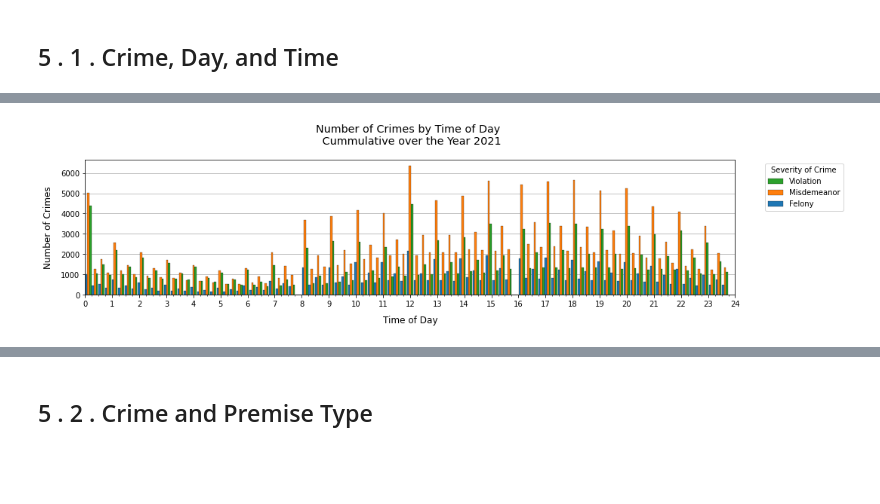
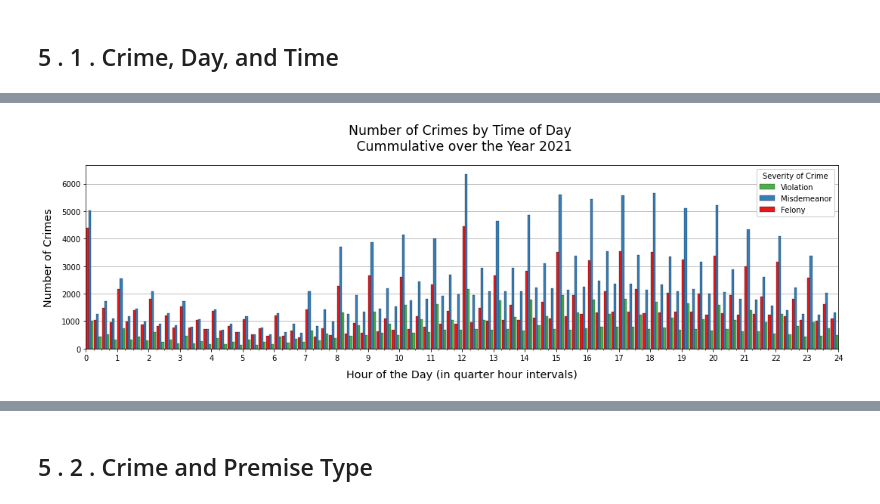
Before and after one commit to bngrossmann/new-york-crime-analysis, a Jupyter notebook: New_York_Crime_Analysis.ipynb, the cells around one changed output, grey strips where cells are left out. Saved outputs shown, nothing was run; the diff lists cells and outputs as text; code cells hidden in the pictures; blank space fills up the shorter version.

```diff
--- a/New_York_Crime_Analysis.ipynb
+++ b/New_York_Crime_Analysis.ipynb
@@ -744,21 +787,22 @@ plt.show()
 # %%
 # fig, axe = plt.subplots(ncols=1,nrows=1,figsize=(8,6),tight_layout=True)
 from matplotlib.ticker import AutoMinorLocator
-plt.figure(figsize=(15,4),tight_layout=True)
-color = cm.rainbow(np.linspace(0, 1, df["LAW_CAT_CD"].nunique()+1))
+plt.figure(figsize=(15,5),tight_layout=True)
+# color = cm.rainbow(np.linspace(0, 1, df["LAW_CAT_CD"].nunique()+1))
 plt.xlim(0,24)
 # zorder is the drawing order, higher numbers are on top, lower on bottom.
-axe = sns.histplot(data = df, x="CMPLNT_FR_TM",hue="LAW_CAT_CD",\
-             edgecolor="black",alpha=1,multiple="dodge",palette="tab10", shrink=0.9,zorder=3)
-axe.set_title("Number of Crimes by Time of Day \n Cummulative over the Year 2021",fontsize="x-large",pad=20)
-axe.set_xlabel("Time of Day",fontsize="large",labelpad=10)
-axe.set_ylabel("Number of Crimes",fontsize="large",labelpad=10)
+axe = sns.histplot(data = df, x="CMPLNT_FR_TM",hue="LAW_CAT_CD",hue_order=[2,1,0],binwidth=0.25,binrange=(0,25),\
+             edgecolor="black",alpha=1,multiple="dodge",palette="Set1", shrink=0.9,zorder=3)
+axe.set_title("Number of Crimes by Time of Day \n Cummulative over the Year 2021",fontsize="xx-large",pad=20)
+axe.set_xlabel("Hour of the Day (in quarter hour intervals)",fontsize="x-large",labelpad=10)
+axe.set_ylabel("Number of Crimes",fontsize="x-large",labelpad=10)
 axe.yaxis.grid(True,zorder=0);
 axe.tick_params(left=True)
 axe.tick_params(axis="x")
-axe.set_xticks(range(0,25,1))
+axe.set_xticks(range(0,25))
+plt.xticks(range(25))
 axe.xaxis.set_minor_locator(AutoMinorLocator(n=4))
-axe.legend(title="Severity of Crime",labels=["Violation","Misdemeanor","Felony"],bbox_to_anchor=(1.04,1), loc="upper left")
+axe.legend(title="Severity of Crime",labels=["Violation","Misdemeanor","Felony"],framealpha=1)
 plt.show()
 # %% [output]
-[figure, old version]
+[figure, new version]
```
Also changed, not shown: parts of 21 cells of this notebook.
